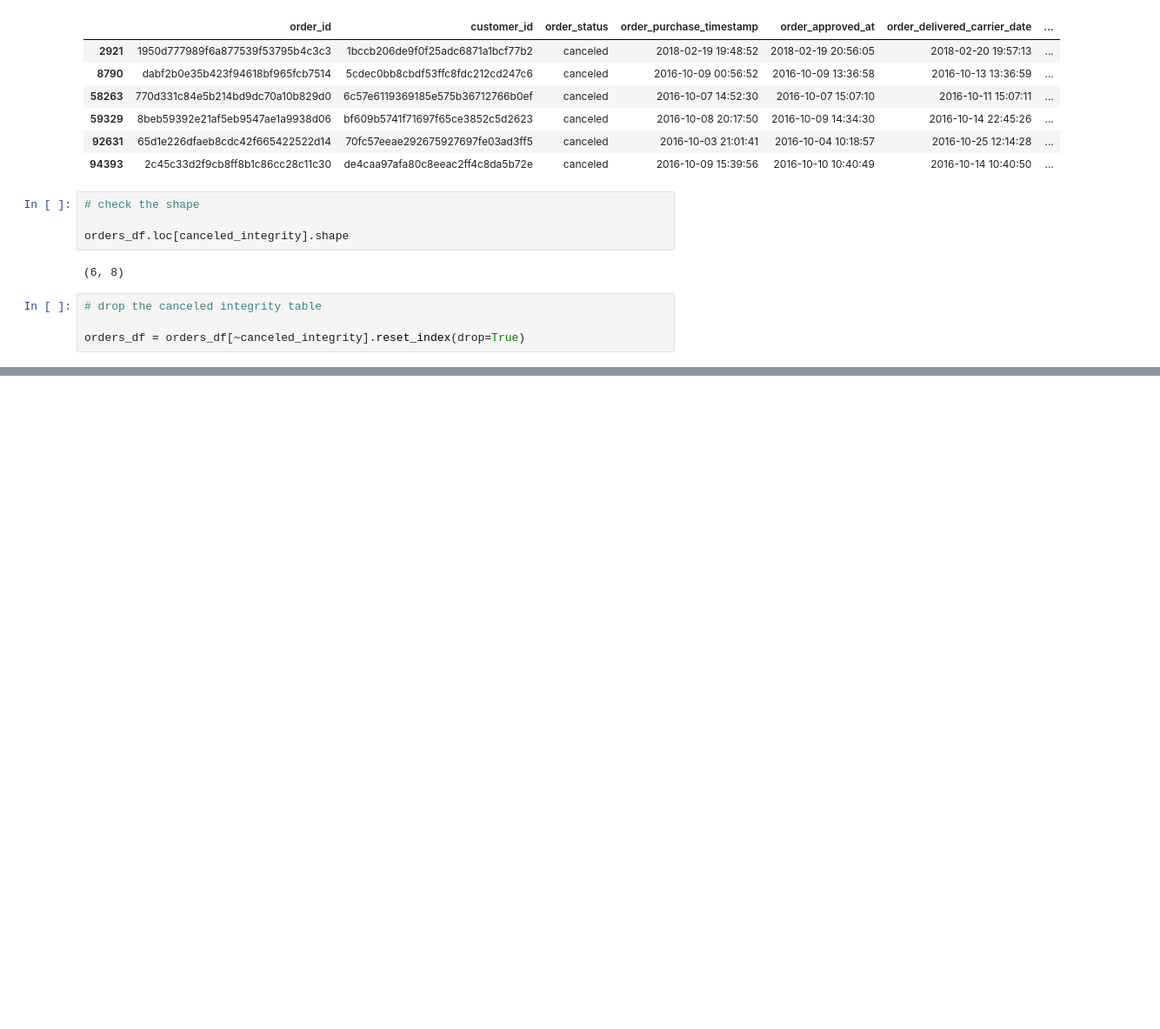
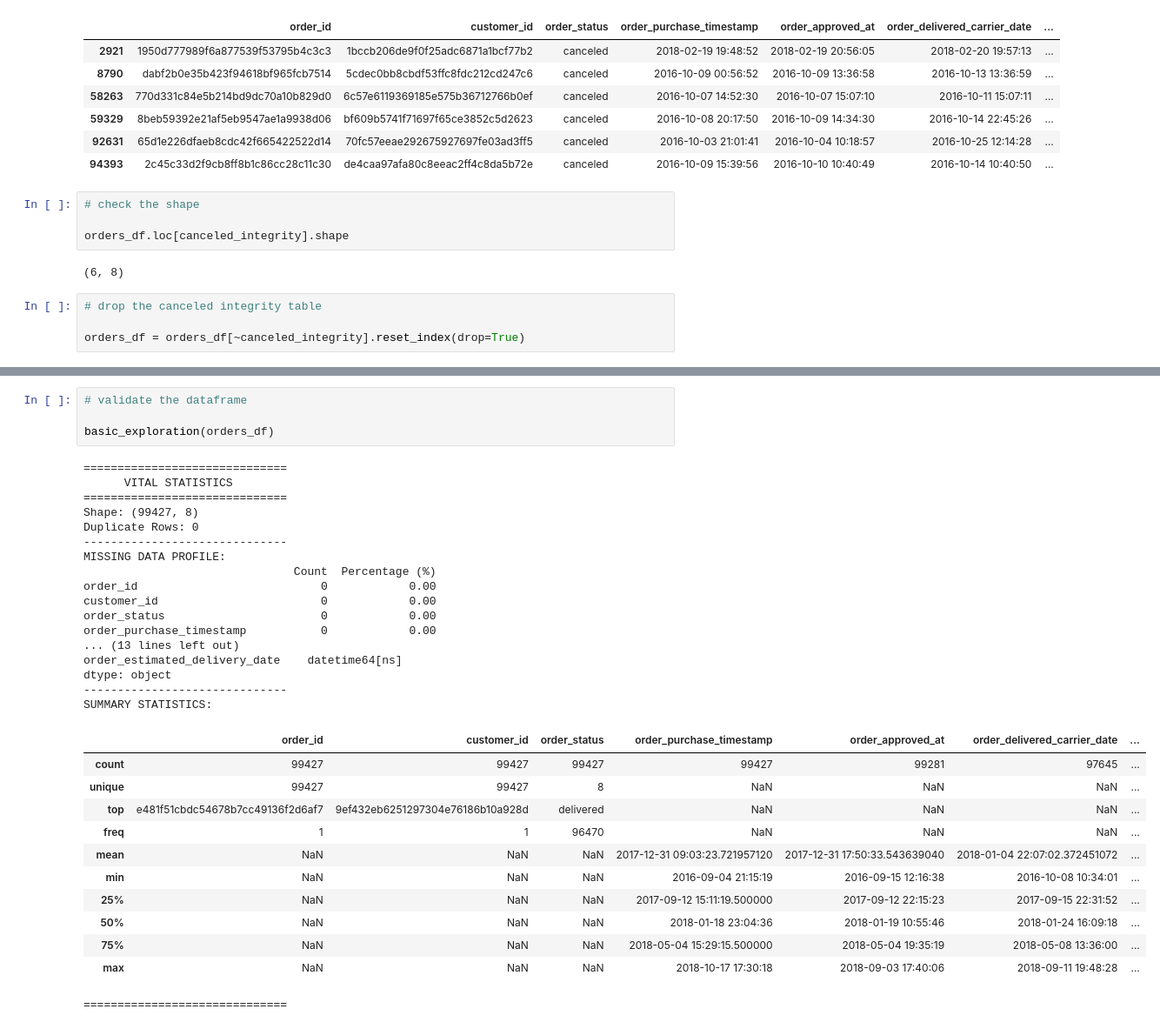
Before and after one commit to FrequentNotebook/olist-ecommerce-analysis-revamp, a Jupyter notebook: Olist dataset cleaning revamp.ipynb, the cells around one changed output, grey strips where cells are left out. Shown at 87% size. Saved outputs shown, nothing was run; the diff lists cells and outputs as text; blank space fills up the shorter version.

```diff
--- a/Olist dataset cleaning revamp.ipynb
+++ b/Olist dataset cleaning revamp.ipynb
@@ -457,0 +484,34 @@ orders_df.loc[order_created].shape
+# %%
+# validate the dataframe
+
+basic_exploration(orders_df)
+# %% [output]
+==============================
+      VITAL STATISTICS
+==============================
+Shape: (99427, 8)
+Duplicate Rows: 0
+------------------------------
+MISSING DATA PROFILE:
+                               Count  Percentage (%)
+order_id                           0            0.00
+customer_id                        0            0.00
+order_status                       0            0.00
+order_purchase_timestamp           0            0.00
+... (13 lines left out)
+order_estimated_delivery_date    datetime64[ns]
+dtype: object
+------------------------------
+SUMMARY STATISTICS:
+|  | order_id | customer_id | order_status | order_purchase_timestamp | order_approved_at | order_delivered_carrier_date | ... |
+| count | 99427 | 99427 | 99427 | 99427 | 99281 | 97645 | ... |
+| unique | 99427 | 99427 | 8 | NaN | NaN | NaN | ... |
+| top | e481f51cbdc54678b7cc49136f2d6af7 | 9ef432eb6251297304e76186b10a928d | delivered | NaN | NaN | NaN | ... |
+| freq | 1 | 1 | 96470 | NaN | NaN | NaN | ... |
+| mean | NaN | NaN | NaN | 2017-12-31 09:03:23.721957120 | 2017-12-31 17:50:33.543639040 | 2018-01-04 22:07:02.372451072 | ... |
+| min | NaN | NaN | NaN | 2016-09-04 21:15:19 | 2016-09-15 12:16:38 | 2016-10-08 10:34:01 | ... |
+| 25% | NaN | NaN | NaN | 2017-09-12 15:11:19.500000 | 2017-09-12 22:15:23 | 2017-09-15 22:31:52 | ... |
+| 50% | NaN | NaN | NaN | 2018-01-18 23:04:36 | 2018-01-19 10:55:46 | 2018-01-24 16:09:18 | ... |
+| 75% | NaN | NaN | NaN | 2018-05-04 15:29:15.500000 | 2018-05-04 19:35:19 | 2018-05-08 13:36:00 | ... |
+| max | NaN | NaN | NaN | 2018-10-17 17:30:18 | 2018-09-03 17:40:06 | 2018-09-11 19:48:28 | ... |
+==============================
```
Also changed, not shown: parts of 24 cells of this notebook.
